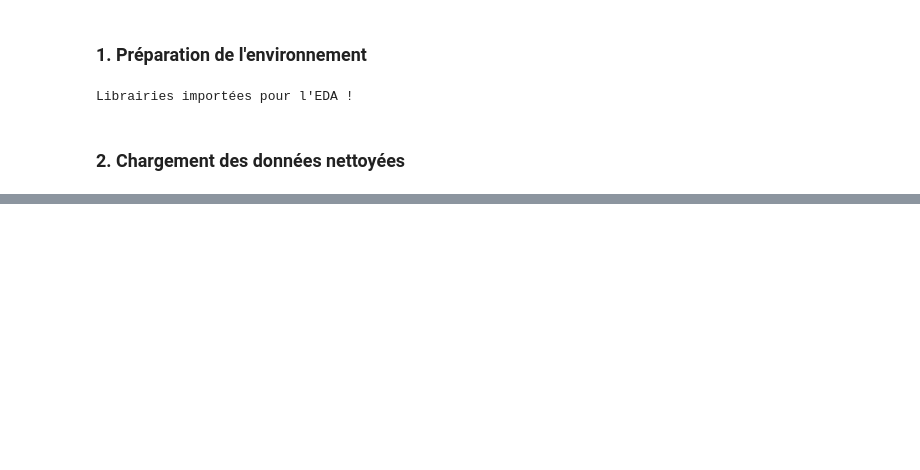
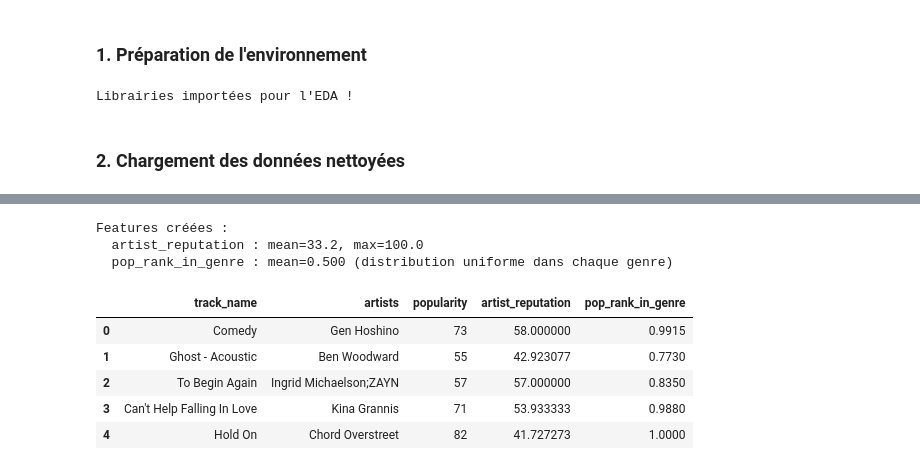
Before and after one commit to aya550/aptispace-datascience-projet, a Jupyter notebook: notebooks/04_eda.ipynb, the cells around one changed output, grey strips where cells are left out. Cells and saved outputs as stored; diff of their text form; code cells hidden in the pictures; blank space fills up the shorter version.

```diff
--- a/notebooks/04_eda.ipynb
+++ b/notebooks/04_eda.ipynb
@@ -253,0 +136,35 @@ Name: popularity, dtype: float64
+# %%
+df_feat = df.copy()
+
+# Features audio classiques
+df_feat['duration_min']          = df_feat['duration_ms'] / 60000
+df_feat['explicit_int']          = df_feat['explicit'].astype(int)
+df_feat['dance_energy_score']    = df_feat['danceability'] * df_feat['energy']
+df_feat['energy_acoustic_ratio'] = df_feat['energy'] / (df_feat['acousticness'] + 0.001)
+
+# Variable contexte (ancienne approche)
+df_feat['is_popular'] = (df_feat['popularity'] >= 50).astype(int)
+
+# === NOUVELLES FEATURES DU MODÈLE UNIFIÉ ===
+# Réputation artiste : popularité moyenne de l'artiste dans le dataset
+df_feat['artist_reputation'] = df_feat.groupby('artists')['popularity'].transform('mean')
+
+# Cible du modèle : rang percentile dans le genre (0=pire, 1=meilleur)
+df_feat['pop_rank_in_genre'] = df_feat.groupby('track_genre')['popularity'].transform(
+    lambda x: x.rank(pct=True)
+)
+
+print("Features créées :")
+print(f"  artist_reputation : mean={df_feat['artist_reputation'].mean():.1f}, max={df_feat['artist_reputation'].max():.1f}")
+print(f"  pop_rank_in_genre : mean={df_feat['pop_rank_in_genre'].mean():.3f} (distribution uniforme dans chaque genre)")
+df_feat[['track_name','artists','popularity','artist_reputation','pop_rank_in_genre']].head()
+# %% [output]
+Features créées :
+  artist_reputation : mean=33.2, max=100.0
+  pop_rank_in_genre : mean=0.500 (distribution uniforme dans chaque genre)
+|  | track_name | artists | popularity | artist_reputation | pop_rank_in_genre |
+| 0 | Comedy | Gen Hoshino | 73 | 58.000000 | 0.9915 |
+| 1 | Ghost - Acoustic | Ben Woodward | 55 | 42.923077 | 0.7730 |
+| 2 | To Begin Again | Ingrid Michaelson;ZAYN | 57 | 57.000000 | 0.8350 |
+| 3 | Can't Help Falling In Love | Kina Grannis | 71 | 53.933333 | 0.9880 |
+| 4 | Hold On | Chord Overstreet | 82 | 41.727273 | 1.0000 |
```
Also changed, not shown: parts of 17 cells of this notebook, 11 other files.
